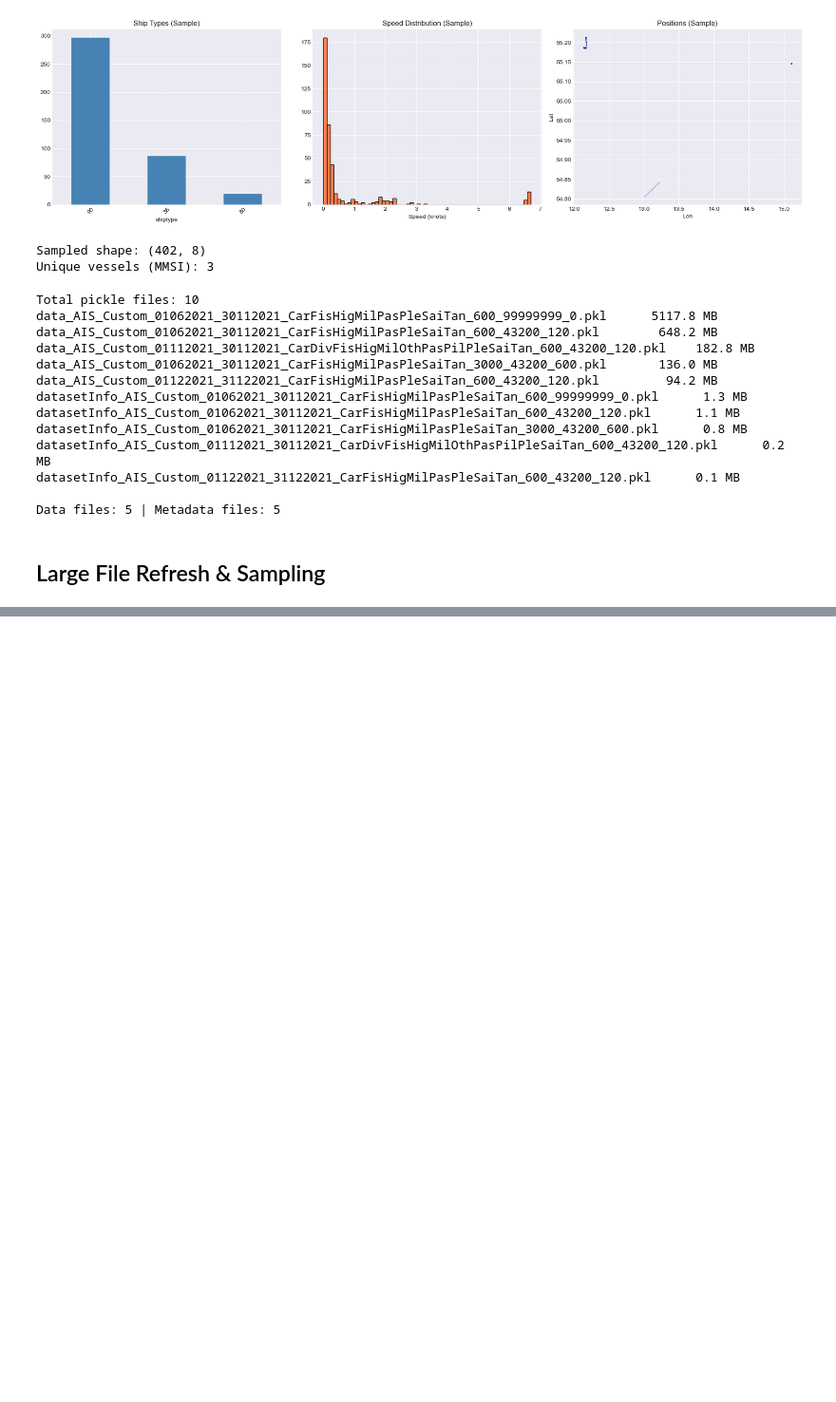
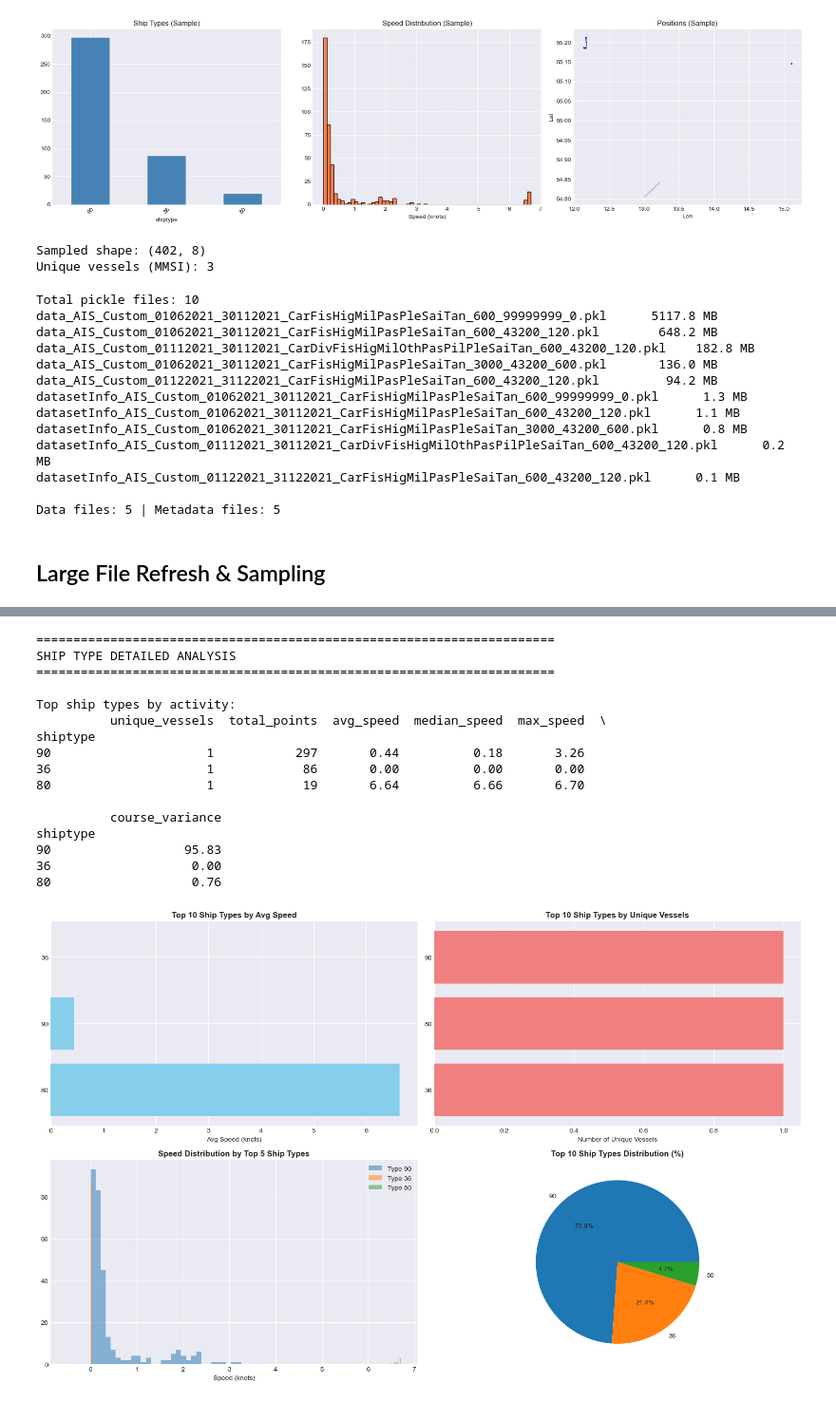
Before and after one commit to mohammed1916/marine-anomaly, a Jupyter notebook: AISVesselTracks/analysis_danish.ipynb, the cells around one changed output, grey strips where cells are left out. Shown at 95% size. Saved outputs shown, nothing was run; the diff lists cells and outputs as text; code cells hidden in the pictures; blank space fills up the shorter version.

```diff
--- a/AISVesselTracks/analysis_danish.ipynb
+++ b/AISVesselTracks/analysis_danish.ipynb
@@ -476,0 +882,72 @@ Data files: 5 | Metadata files: 5
+# %%
+# 5. Ship Type Deep Dive
+print("\n" + "="*70)
+print("SHIP TYPE DETAILED ANALYSIS")
+print("="*70)
+
+shiptype_stats = combined_sample.groupby('shiptype').agg({
+    'mmsi': 'nunique',
+    'lat': 'count',
+    'speed': ['mean', 'median', 'max'],
+    'course': 'std'
+}).round(2)
+
+shiptype_stats.columns = ['unique_vessels', 'total_points', 'avg_speed', 'median_speed', 'max_speed', 'course_variance']
+shiptype_stats = shiptype_stats.sort_values('total_points', ascending=False)
+
+print("\nTop ship types by activity:")
+print(shiptype_stats.head(10))
+
+# Visualize
+fig, axes = plt.subplots(2, 2, figsize=(16, 10))
+
+# Average speed by ship type
+shiptype_speed = combined_sample.groupby('shiptype')['speed'].mean().sort_values(ascending=False).head(10)
+axes[0, 0].barh(range(len(shiptype_speed)), shiptype_speed.values, color='skyblue')
+axes[0, 0].set_yticks(range(len(shiptype_speed)))
+axes[0, 0].set_yticklabels(shiptype_speed.index)
+axes[0, 0].set_title('Top 10 Ship Types by Avg Speed', fontweight='bold')
+axes[0, 0].set_xlabel('Avg Speed (knots)')
+
+# Vessels per ship type
+shiptype_vessel = combined_sample.groupby('shiptype')['mmsi'].nunique().sort_values(ascending=False).head(10)
+axes[0, 1].barh(range(len(shiptype_vessel)), shiptype_vessel.values, color='lightcoral')
+axes[0, 1].set_yticks(range(len(shiptype_vessel)))
+axes[0, 1].set_yticklabels(shiptype_vessel.index)
+axes[0, 1].set_title('Top 10 Ship Types by Unique Vessels', fontweight='bold')
+axes[0, 1].set_xlabel('Number of Unique Vessels')
+
+# Speed distribution by top 5 ship types
+top_5_shiptypes = combined_sample['shiptype'].value_counts().head(5).index
+for st in top_5_shiptypes:
+    st_data = combined_sample[combined_sample['shiptype'] == st]['speed']
+    axes[1, 0].hist(st_data, alpha=0.5, label=f"Type {st}", bins=30)
+axes[1, 0].set_title('Speed Distribution by Top 5 Ship Types', fontweight='bold')
+axes[1, 0].set_xlabel('Speed (knots)')
+axes[1, 0].legend()
+
+# Points per ship type (pie)
+top_10_shiptypes = combined_sample['shiptype'].value_counts().head(10)
+axes[1, 1].pie(top_10_shiptypes.values, labels=top_10_shiptypes.index, autopct='%1.1f%%')
+axes[1, 1].set_title('Top 10 Ship Types Distribution (%)', fontweight='bold')
+
+plt.tight_layout()
+plt.show()
+# %% [output]
+======================================================================
+SHIP TYPE DETAILED ANALYSIS
+======================================================================
+
+Top ship types by activity:
+          unique_vessels  total_points  avg_speed  median_speed  max_speed  \
+shiptype
+90                     1           297       0.44          0.18       3.26
+36                     1            86       0.00          0.00       0.00
+80                     1            19       6.64          6.66       6.70
+
+          course_variance
+shiptype
+90                  95.83
+36                   0.00
+80                   0.76
+[figure, added]
```
Also changed, not shown: parts of 32 cells of this notebook, 1 other file.
